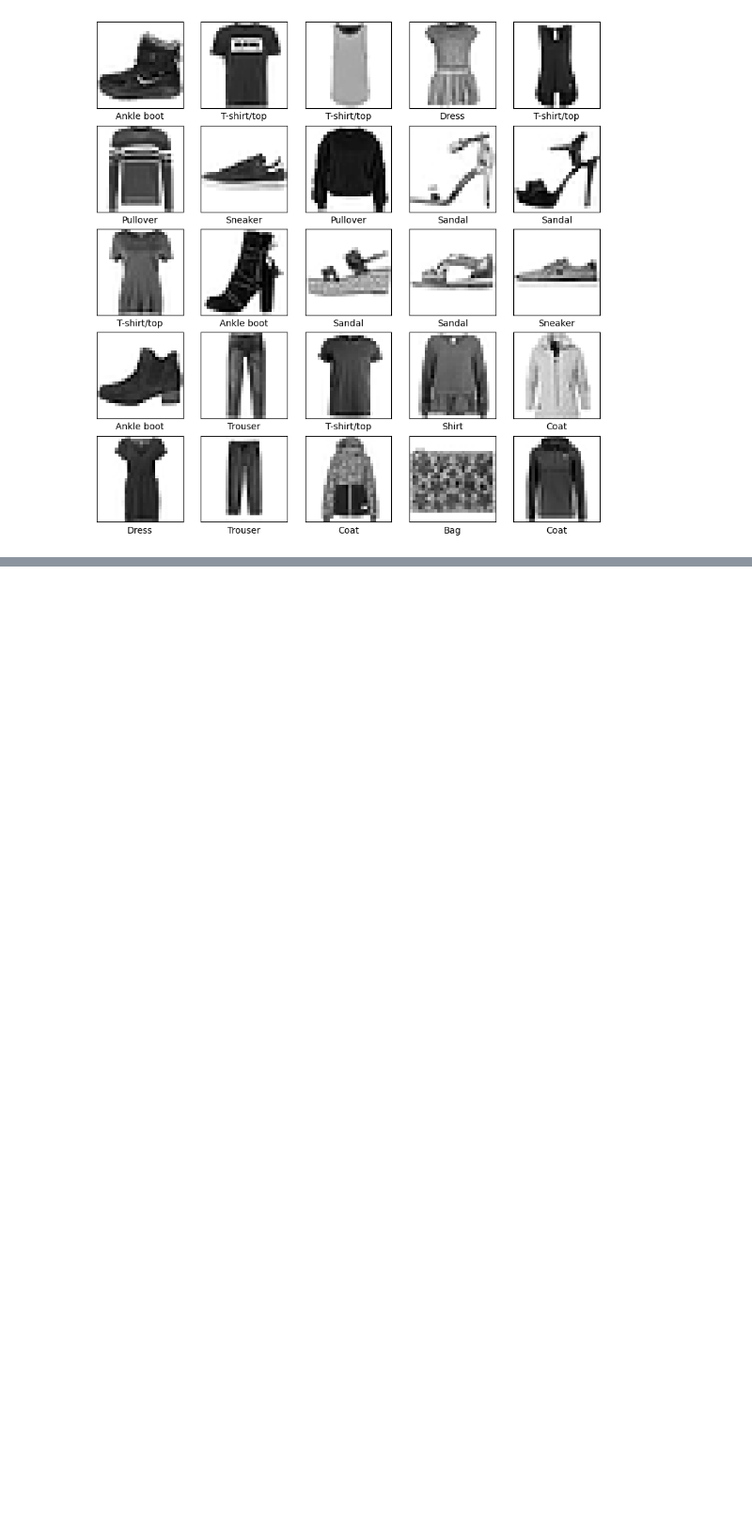
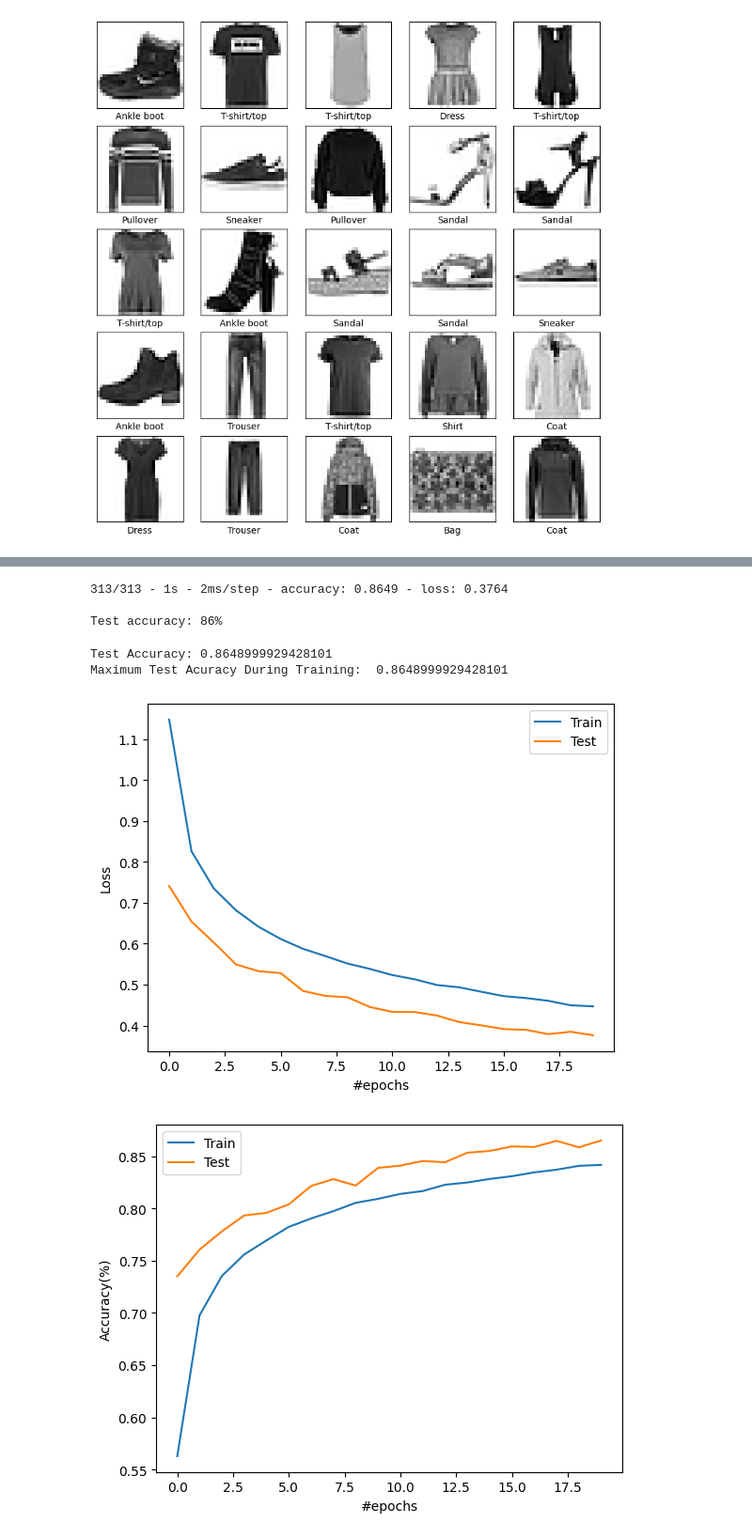
Before and after one commit to Mamootin/Basic-classification-Classify-images-of-clothing, a Jupyter notebook: fasion.ipynb, the cells around one changed output, grey strips where cells are left out. Shown at 94% size. Cells and saved outputs as stored; diff of their text form; code cells hidden in the pictures; blank space fills up the shorter version.

```diff
--- a/fasion.ipynb
+++ b/fasion.ipynb
@@ -142,0 +165,15 @@ Test accuracy: 88.32%
+# %%
+model_cnn = Sequential([
+    InputLayer(input_shape=(28, 28,1)),
+    Conv2D(32, (3,3), activation='relu'),
+    MaxPooling2D(pool_size=(2,2)),
+    Conv2D(64, (3,3), activation='relu'),
+    MaxPooling2D(pool_size=(2,2)),
+    GlobalAveragePooling2D(),
+    Dropout(0.2),
+    Dense(64, activation='relu'),
+    Dropout(0.5),
+    Dense(10)
+])
+
+model_cnn.summary()
@@ -142,0 +202,6 @@ Test accuracy: 88.32%
+# %%
+model_cnn.compile(optimizer='adam',
+              loss=tf.keras.losses.SparseCategoricalCrossentropy(from_logits=True),
+              metrics=['accuracy'])
+# %%
+history =  model_cnn.fit(train_images, train_labels, epochs=20, validation_data=(test_images, test_labels))
@@ -142,0 +226,33 @@ Test accuracy: 88.32%
+# %%
+test_loss, test_acc = model_cnn.evaluate(test_images,  test_labels, verbose=2)
+
+print(f'\nTest accuracy: {round(test_acc*100)}%')
+# %% [output]
+313/313 - 1s - 2ms/step - accuracy: 0.8649 - loss: 0.3764
+
+Test accuracy: 86%
+# %%
+print("Test Accuracy:",history.history['val_accuracy'][-1],
+      "\nMaximum Test Acuracy During Training: ",
+      max(history.history['val_accuracy']))
+
+plt.figure(1)
+plt.plot(history.history['loss'], label='Train')
+plt.plot(history.history['val_loss'], label='Test')
+plt.xlabel('#epochs')
+plt.ylabel('Loss')
+plt.legend()
+plt.show()
+
+plt.figure(2)
+plt.plot(history.history['accuracy'], label='Train')
+plt.plot(history.history['val_accuracy'], label='Test')
+plt.xlabel('#epochs')
+plt.ylabel('Accuracy(%)')
+plt.legend()
+plt.show()
+# %% [output]
+Test Accuracy: 0.8648999929428101
+Maximum Test Acuracy During Training:  0.8648999929428101
+[figure, added]
+[figure, added]
```
Also changed, not shown: parts of 12 cells of this notebook.
